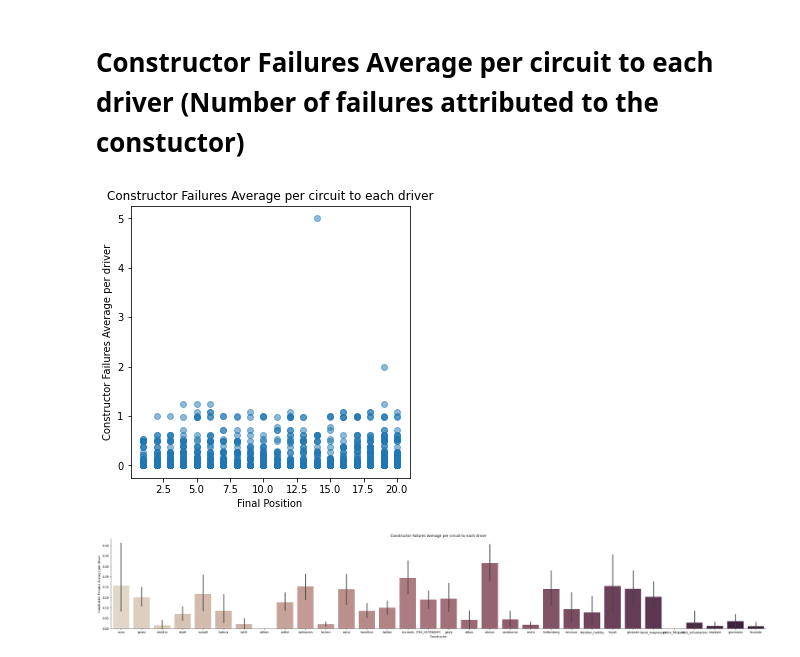
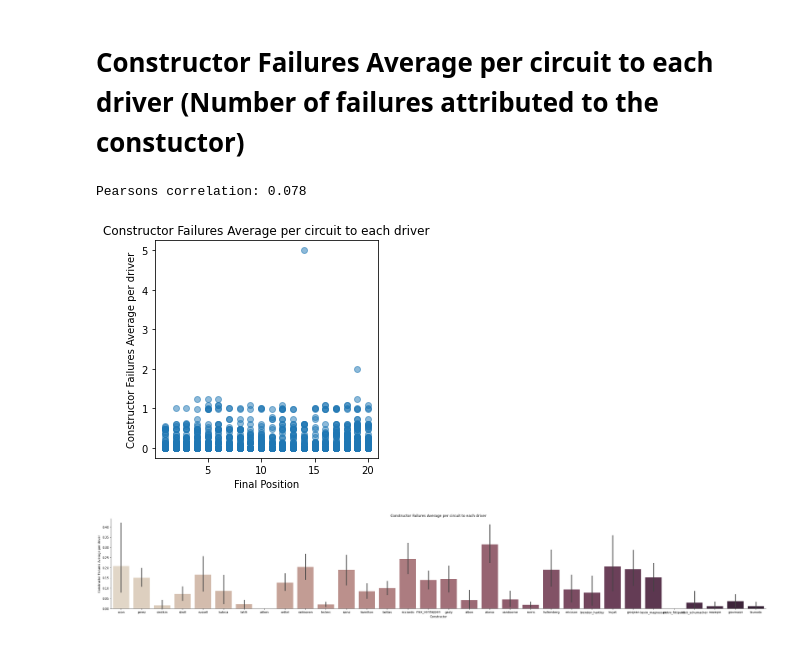
Before and after one commit to SeRoGaTa/FinalProject_Team_8, a Jupyter notebook: CleaningData/PreprocessingData.ipynb, the cells around one changed output. Saved outputs shown, nothing was run; the diff lists cells and outputs as text; code cells hidden in the pictures.

Commit message:
Pearson Correlation Added

```diff
--- a/CleaningData/PreprocessingData.ipynb
+++ b/CleaningData/PreprocessingData.ipynb
@@ -365,13 +387,16 @@ maindf['constructor_failures_driver'] = maindf['constructor_failures_driver'].fi
 # %%
 # Plotting relationship between the Constructor Failures Average per driver and end position of the race
 
-fig, ax = plt.subplots(1, 1, figsize=(5,5))
+fig, ax = plt.subplots(1, 1, figsize=(4,4))
 ax.scatter(x=maindf.positionorder, y=maindf.constructor_failures_driver, alpha=.5)
 ax.set_xlabel('Final Position')
 ax.set_ylabel('Constructor Failures Average per driver')
 ax.set_title('Constructor Failures Average per circuit to each driver');
+corr = pearsonr(maindf["positionorder"],maindf["constructor_failures_driver"])
+print('Pearsons correlation:', format(corr[0],'.2'))
 # %% [output]
+Pearsons correlation: 0.078
-[figure, old version]
+[figure, new version]
 # %%
 # Another plotting relationship between the Constructor Failures Average per driver and end position of the race
 
```
Also changed, not shown: parts of 17 cells of this notebook.
